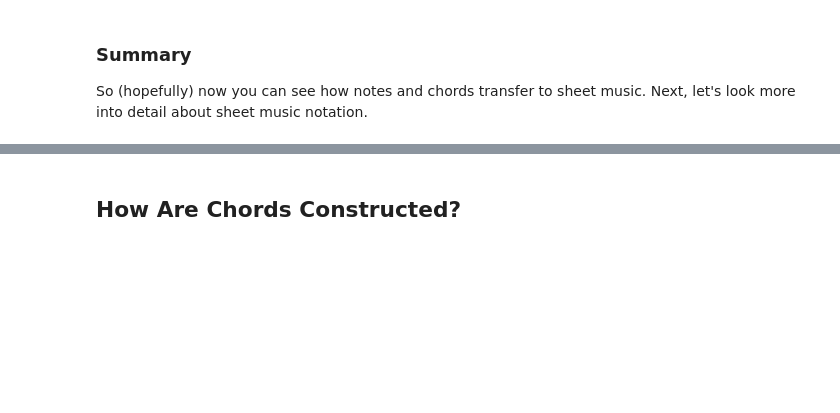
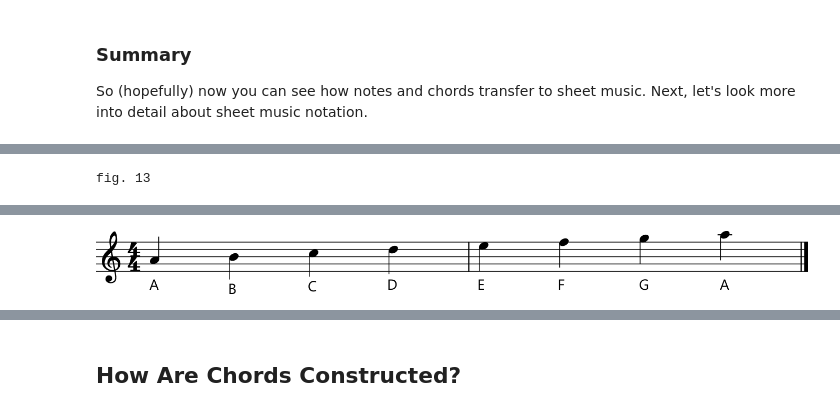
Before and after one commit to cwrightlibrary/JazzNotebooks, a Jupyter notebook: music-theory-for-guitar-players/music-theory-for-guitar-players.ipynb, the cells around one changed output, grey strips where cells are left out. Drawn from its saved outputs; the diff is of its cells as text; code cells hidden in the pictures; blank space fills up the shorter version.

```diff
--- a/music-theory-for-guitar-players/music-theory-for-guitar-players.ipynb
+++ b/music-theory-for-guitar-players/music-theory-for-guitar-players.ipynb
@@ -548,0 +611,8 @@ The third key holds 3 flats, so you'd play every B, E, and A note flat.
+# %%
+notes = "INFO treble c 4/4 INFO a4q[A] b4q[B] c5q[C] d5q[D] e5q[E] f5q[F] g5q[G] a5q[A]"
+
+print("fig. 13")
+music(notes, True)
+music(notes)
+# %% [output]
+fig. 13
@@ -548,0 +620 @@ The third key holds 3 flats, so you'd play every B, E, and A note flat.
+[figure, added]
```
Also changed, not shown: parts of 28 cells of this notebook.
